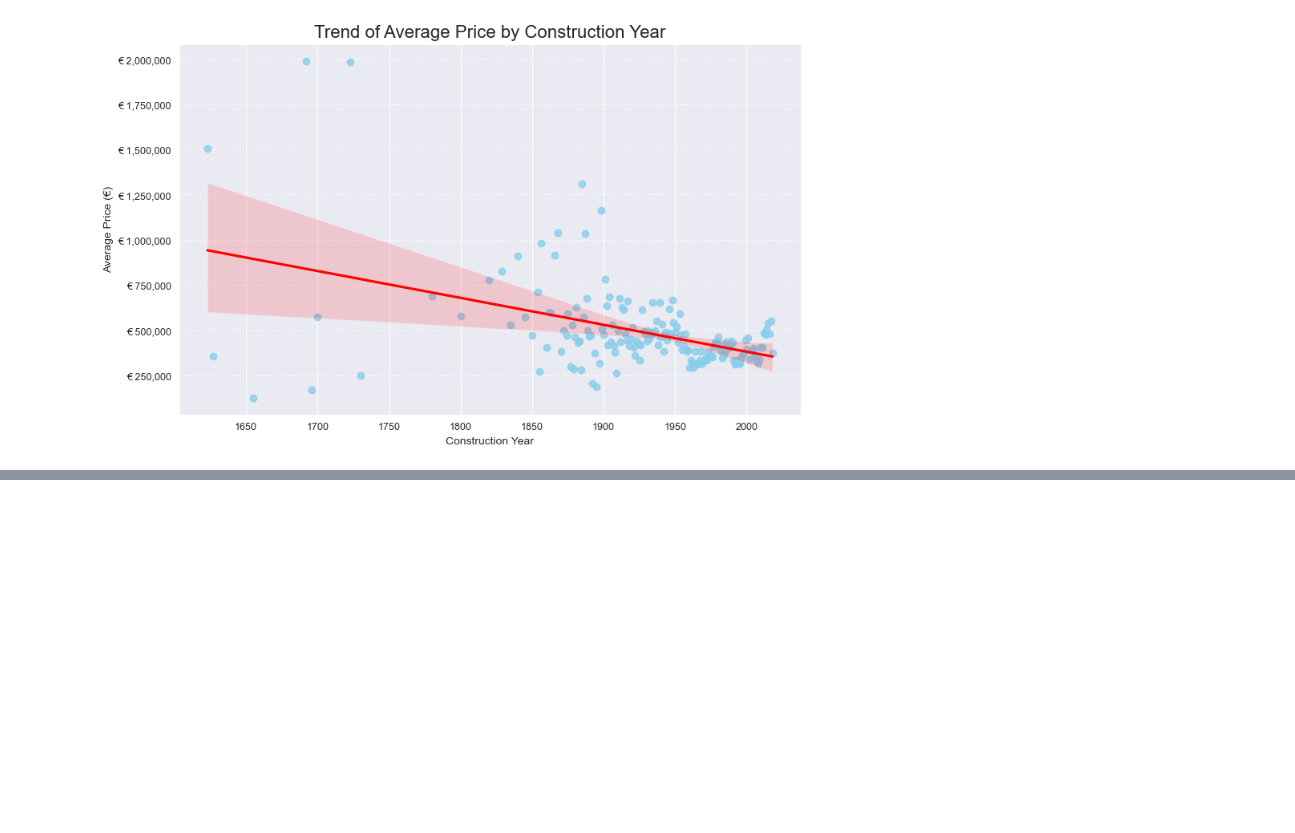
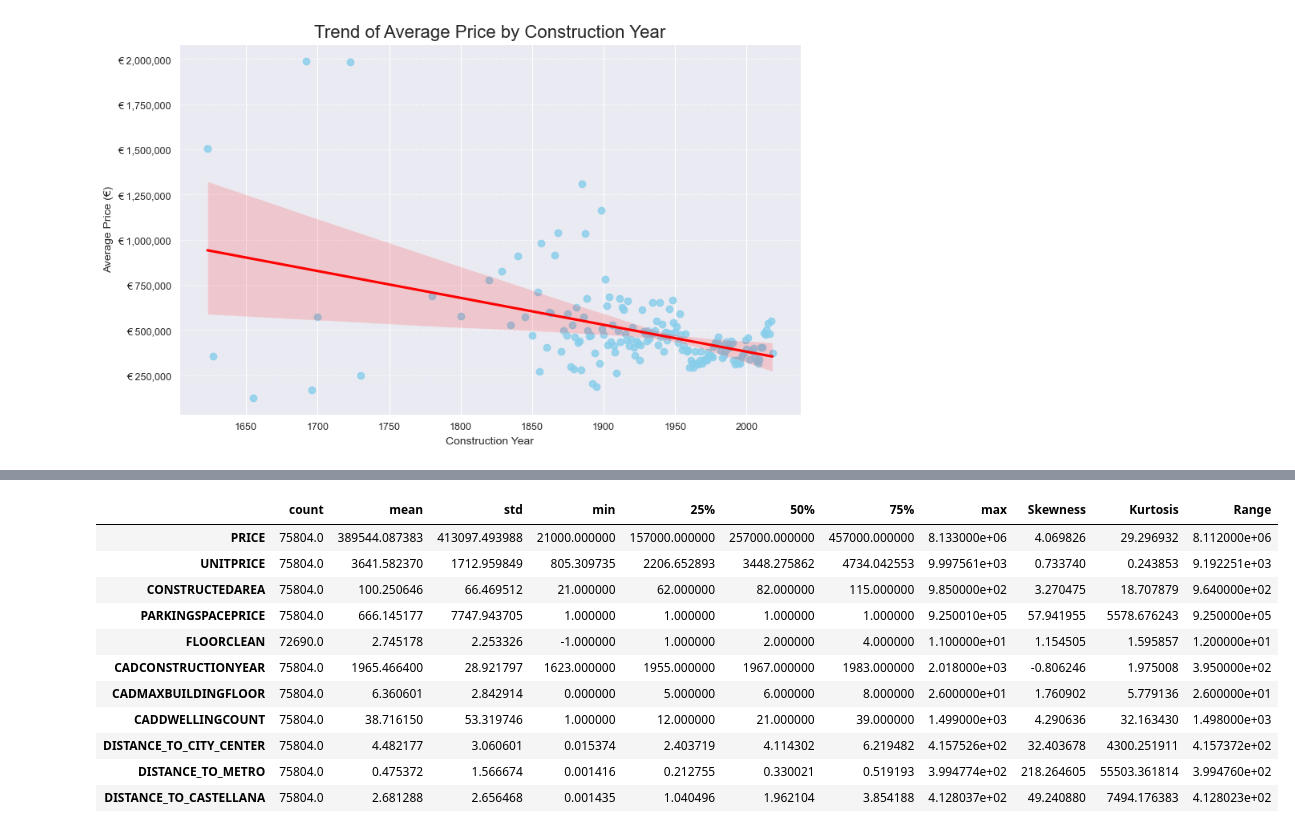
Before and after one commit to EstebannRomeroo/TFM, a Jupyter notebook: descriptive_analysis.ipynb, the cells around one changed output, grey strips where cells are left out. Saved outputs shown, nothing was run; the diff lists cells and outputs as text; code cells hidden in the pictures; blank space fills up the shorter version.

```diff
--- a/descriptive_analysis.ipynb
+++ b/descriptive_analysis.ipynb
@@ -291,0 +364,24 @@ plt.show()
+# %%
+# Descriptive statistics for numerical variables using the describe() function in Python
+descriptive_stats_num = data[numerical_features].describe().transpose()
+
+# Adding more descriptive statistics to the previous ones
+for num in numerical_features:
+    descriptive_stats_num.loc[num, "Skewness"] = data[num].skew()
+    descriptive_stats_num.loc[num, "Kurtosis"] = data[num].kurtosis()
+    descriptive_stats_num.loc[num, "Range"] = np.ptp(data[num].dropna().values)
+
+descriptive_stats_num
+# %% [output]
+|  | count | mean | std | min | 25% | 50% | 75% | max | Skewness | Kurtosis | Range |
+| PRICE | 75804.0 | 389544.087383 | 413097.493988 | 21000.000000 | 157000.000000 | 257000.000000 | 457000.000000 | 8.133000e+06 | 4.069826 | 29.296932 | 8.112000e+06 |
+| UNITPRICE | 75804.0 | 3641.582370 | 1712.959849 | 805.309735 | 2206.652893 | 3448.275862 | 4734.042553 | 9.997561e+03 | 0.733740 | 0.243853 | 9.192251e+03 |
+| CONSTRUCTEDAREA | 75804.0 | 100.250646 | 66.469512 | 21.000000 | 62.000000 | 82.000000 | 115.000000 | 9.850000e+02 | 3.270475 | 18.707879 | 9.640000e+02 |
+| PARKINGSPACEPRICE | 75804.0 | 666.145177 | 7747.943705 | 1.000000 | 1.000000 | 1.000000 | 1.000000 | 9.250010e+05 | 57.941955 | 5578.676243 | 9.250000e+05 |
+| FLOORCLEAN | 72690.0 | 2.745178 | 2.253326 | -1.000000 | 1.000000 | 2.000000 | 4.000000 | 1.100000e+01 | 1.154505 | 1.595857 | 1.200000e+01 |
+| CADCONSTRUCTIONYEAR | 75804.0 | 1965.466400 | 28.921797 | 1623.000000 | 1955.000000 | 1967.000000 | 1983.000000 | 2.018000e+03 | -0.806246 | 1.975008 | 3.950000e+02 |
+| CADMAXBUILDINGFLOOR | 75804.0 | 6.360601 | 2.842914 | 0.000000 | 5.000000 | 6.000000 | 8.000000 | 2.600000e+01 | 1.760902 | 5.779136 | 2.600000e+01 |
+| CADDWELLINGCOUNT | 75804.0 | 38.716150 | 53.319746 | 1.000000 | 12.000000 | 21.000000 | 39.000000 | 1.499000e+03 | 4.290636 | 32.163430 | 1.498000e+03 |
+| DISTANCE_TO_CITY_CENTER | 75804.0 | 4.482177 | 3.060601 | 0.015374 | 2.403719 | 4.114302 | 6.219482 | 4.157526e+02 | 32.403678 | 4300.251911 | 4.157372e+02 |
+| DISTANCE_TO_METRO | 75804.0 | 0.475372 | 1.566674 | 0.001416 | 0.212755 | 0.330021 | 0.519193 | 3.994774e+02 | 218.264605 | 55503.361814 | 3.994760e+02 |
+| DISTANCE_TO_CASTELLANA | 75804.0 | 2.681288 | 2.656468 | 0.001435 | 1.040496 | 1.962104 | 3.854188 | 4.128037e+02 | 49.240880 | 7494.176383 | 4.128023e+02 |
```
Also changed, not shown: parts of 5 cells of this notebook, 28 other files.
